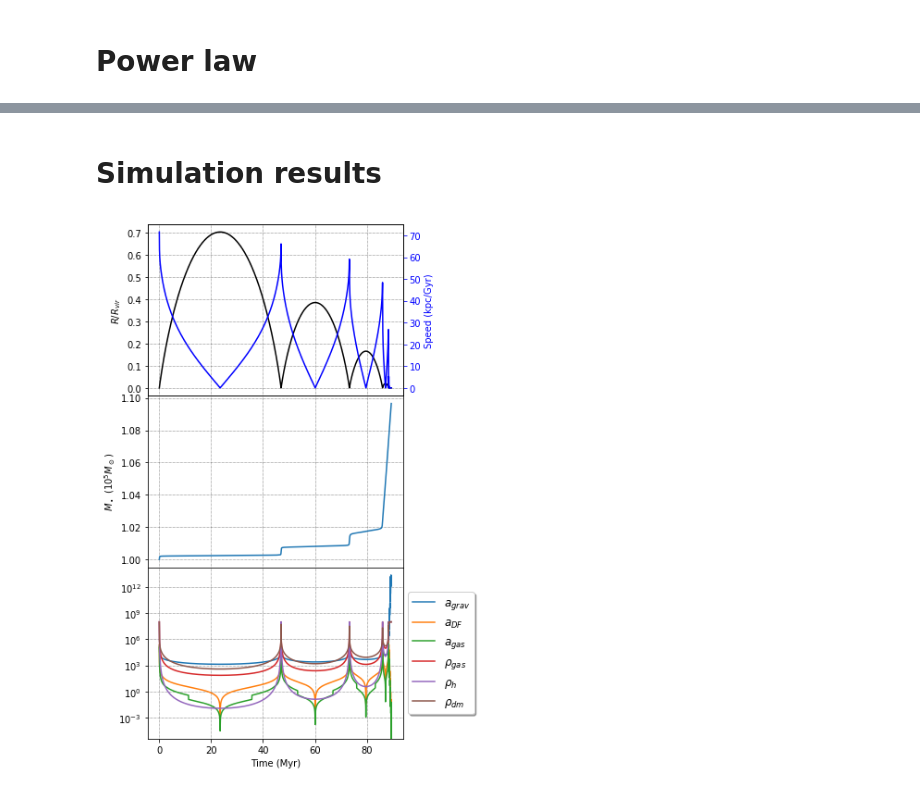
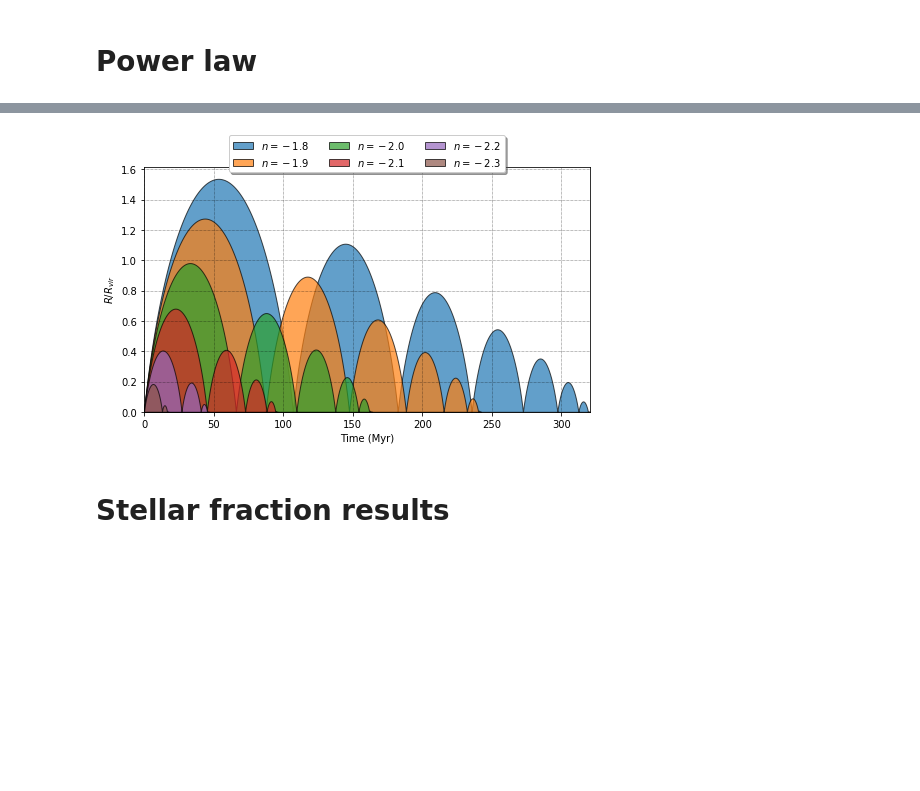
Before and after one commit to jsbarbosa/TesisFisica, a Jupyter notebook: Files/Week 6/Multiple.ipynb, the cells around one changed output, grey strips where cells are left out. Cells and saved outputs as stored; diff of their text form; code cells hidden in the pictures; blank space fills up the shorter version.

```diff
--- a/Files/Week 6/Multiple.ipynb
+++ b/Files/Week 6/Multiple.ipynb
@@ -93,13 +113,8 @@ smbh.setStellarRatio(0.01)
 # %%
 powers = [-1.8, -1.9, -2, -2.1, -2.2, -2.3]
 
-times = []
-positions = []
+results = []
 for power in powers:
     smbh.setGasPower(power)
     result = smbh.run([v0, 0, 0], smbh_m, save_every = 10)
-    positions.append(result.distance)
-    times.append(result.times)
-# fig.savefig('properties_s0.02v70.png', dpi = 300)
-
-# plt.show()
+    results.append(result)
@@ -116,2 +121,12 @@ Text(0, 0.5, 'Distance (kpc)')
+# %%
+labels = ["$n = %.1f$" % n for n in powers]
+fig, ax = smbh.plotOrbits(results)
+
+smbh.coolLegend(ax, labels, ncol = 3)
+
+fig.savefig("power_law.png", dpi = 300)
+plt.show()
+# %% [output]
+[figure, added]
 # %% [markdown]
-# Simulation results
+# Stellar fraction results
@@ -125,12 +133 @@ smbh.setStellarRatio(0.01)
-# %%
-smbh.setGasPower(-2)
-result = smbh.run([v0, 0, 0], smbh_m, save_every = 10)
-
-fig, (ax1, ax2, ax3) = smbh.plotProperties(result)
-
-# fig.savefig('properties_s0.02v70.png', dpi = 300)
-
-plt.show()
-# %% [output]
-[figure, removed]
 # %%
```
Also changed, not shown: parts of 11 cells of this notebook, 51 other files.
